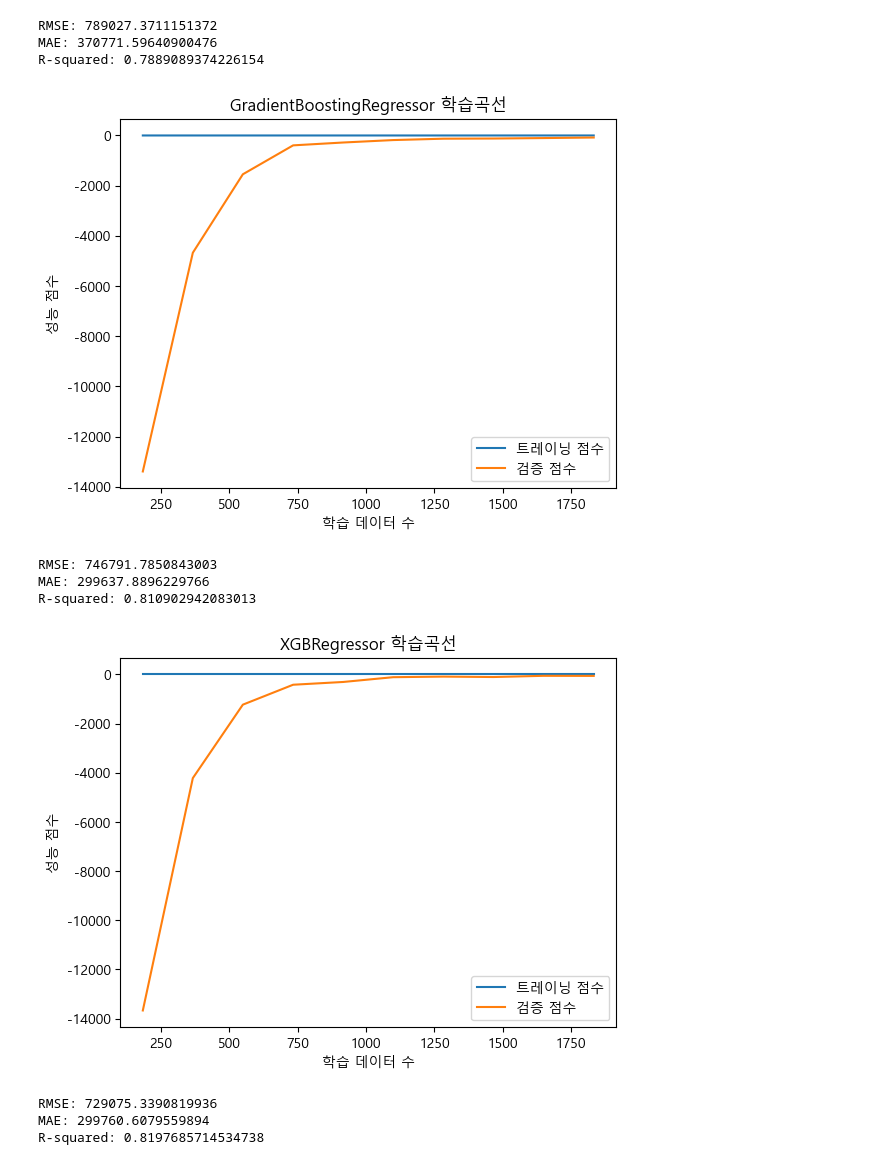
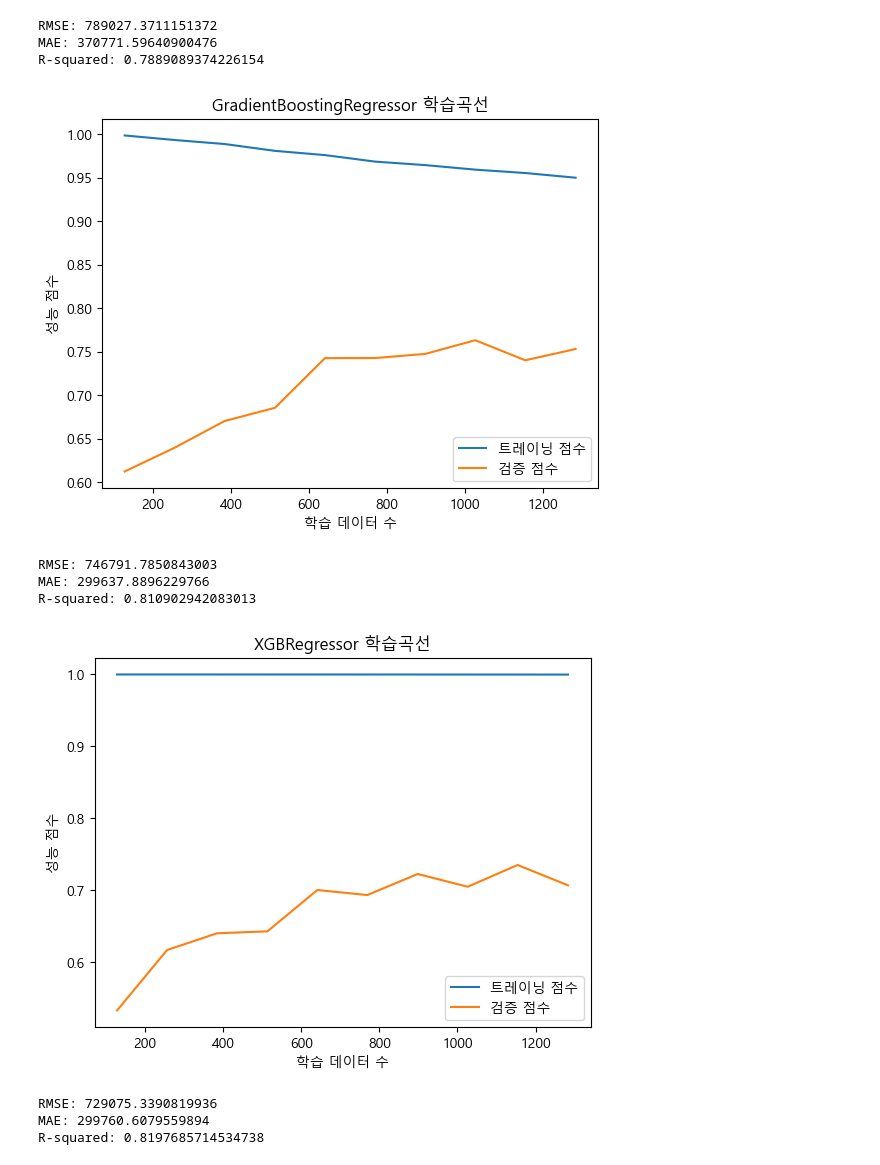
Before and after one commit to Dacon-ai-RunningFive/Dacon-AI, a Jupyter notebook: movie/notebooks/modeling/modeling.ipynb, the cells around one changed output. Saved outputs shown, nothing was run; the diff lists cells and outputs as text; code cells hidden in the pictures.

```diff
--- a/movie/notebooks/modeling/modeling.ipynb
+++ b/movie/notebooks/modeling/modeling.ipynb
@@ -37,6 +37,5 @@ m
 2292 rows × 43 columns
 # %%
-# 변수 제거 함수
 def recursive_feature_elimination(X, y, model, min_features=1, verbose=True):
     # 초기 변수 개수
     n_features = X.shape[1]
@@ -70,6 +69,10 @@ def recursive_feature_elimination(X, y, model, min_features=1, verbose=True):
         if verbose:
             print(f"Removing {worst_feature}: {n_features} features left")
 
+        # 모든 변수를 제거한 경우
+        if n_features == 0:
+            break
+
         # 현재 변수 개수에서의 성능이 최선인 경우
         if min(scores) < best_score:
             best_score = min(scores)
@@ -79,19 +82,3 @@ def recursive_feature_elimination(X, y, model, min_features=1, verbose=True):
 
     # 최종 선택된 변수들
     return best_features
-
-# ElasticNetCV 모델 객체 생성
-alphas = [0.001, 0.01, 0.1, 1, 10, 100]
-enet = ElasticNetCV(alphas=alphas, l1_ratio=0.5, cv=5, max_iter=10000)
-
-# 최소 변수 개수 지정
-min_features = 5
-
-# 재귀적 변수 제거 수행
-X = m.drop("전국 관객수", axis=1)
-y = m["전국 관객수"]
-selected_features = recursive_feature_elimination(X, y, enet, min_features=min_features)
-
-# 선택된 변수 출력
-print(f"{len(selected_features)} features selected:")
-print(selected_features)
@@ -145,5 +148,5 @@ def plot_learning_curve(model, X, y, cv=5, scoring="r2"):
     plt.show()
 # %%
 # 학습곡선 그리기
-plot_learning_curve(rf, X, y)
+plot_learning_curve(rf, X_train, y_train)
 # %% [output]
@@ -171,9 +174,9 @@ MAE: 370771.59640900476
 R-squared: 0.7889089374226154
 # %%
 # 학습곡선 그리기
-plot_learning_curve(gb, X, y)
+plot_learning_curve(gb, X_train, y_train)
 # %% [output]
-[figure, old version]
+[figure, new version]
 # %%
 # XGBRegressor 모델 학습
 xgb = XGBRegressor(random_state=42)
@@ -197,9 +200,9 @@ MAE: 299637.8896229766
 R-squared: 0.810902942083013
 # %%
 # 학습곡선 그리기
-plot_learning_curve(xgb, X, y)
+plot_learning_curve(xgb, X_train, y_train)
 # %% [output]
-[figure, old version]
+[figure, new version]
 # %%
 # LGBMRegressor 모델 학습
 lgbm = LGBMRegressor(random_state=42)
```
Also changed, not shown: parts of 24 cells of this notebook, 2 other files.
